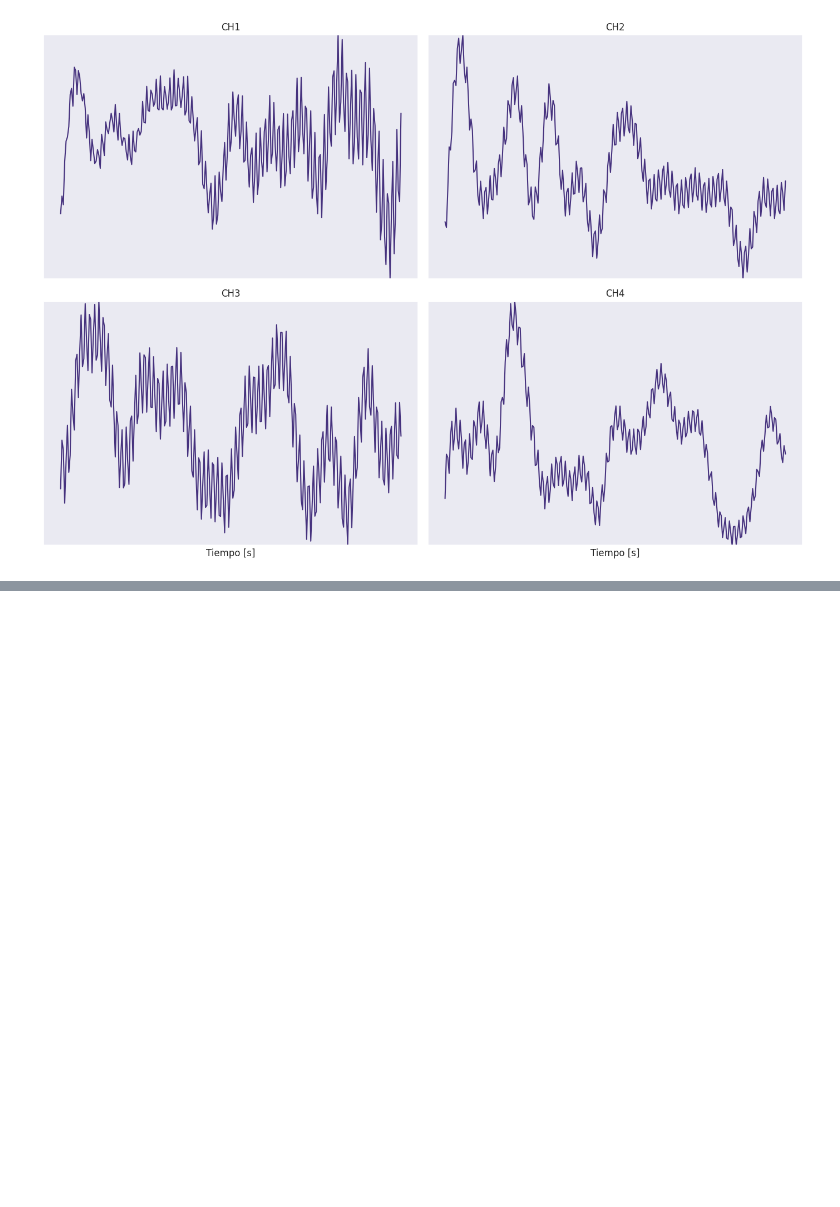
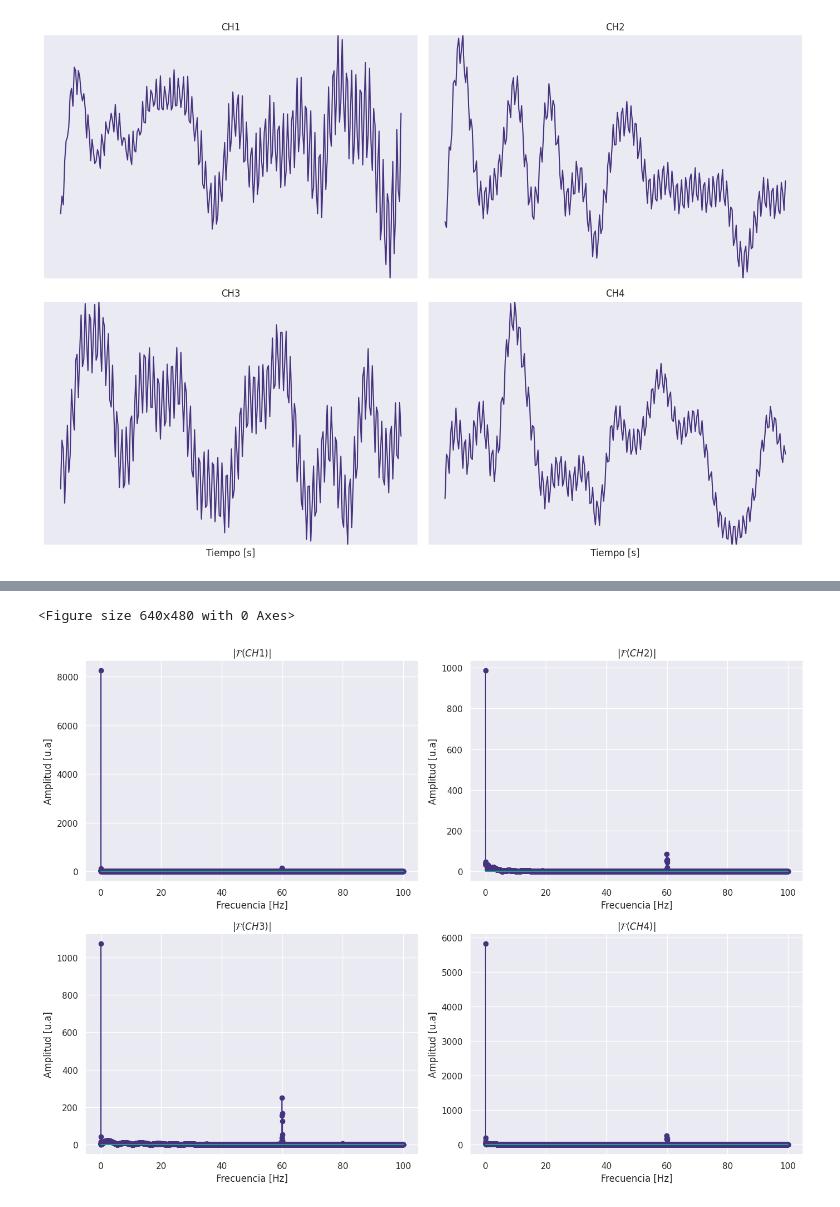
Before and after one commit to CrisCL20/Proyecto---INF405, a Jupyter notebook: Proyecto_INF405.ipynb, the cells around one changed output, grey strips where cells are left out. Saved outputs shown, nothing was run; the diff lists cells and outputs as text; code cells hidden in the pictures; blank space fills up the shorter version.

```diff
--- a/Proyecto_INF405.ipynb
+++ b/Proyecto_INF405.ipynb
@@ -258,0 +311,6 @@ close_up(channels_rec, 250, Tmax=T)
+# %%
+channels_fft, freq = RFFT_CH(channels=channels, fs=fs, freq_size=np.size(t))
+plot_channels(channels_fft=channels_fft, freq=freq)
+# %% [output]
+<Figure size 640x480 with 0 Axes>
+[figure, added]
```
Also changed, not shown: parts of 18 cells of this notebook.
